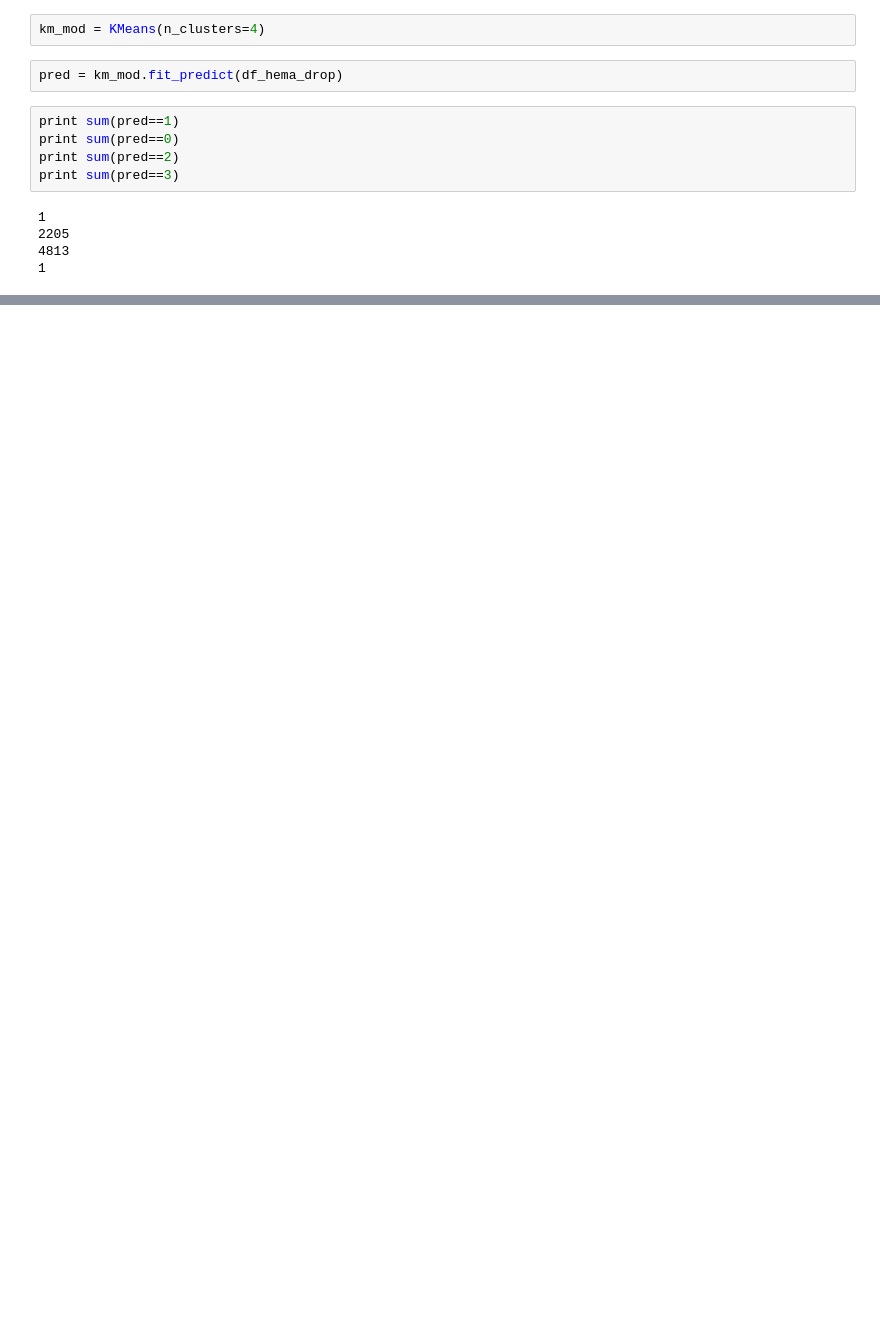
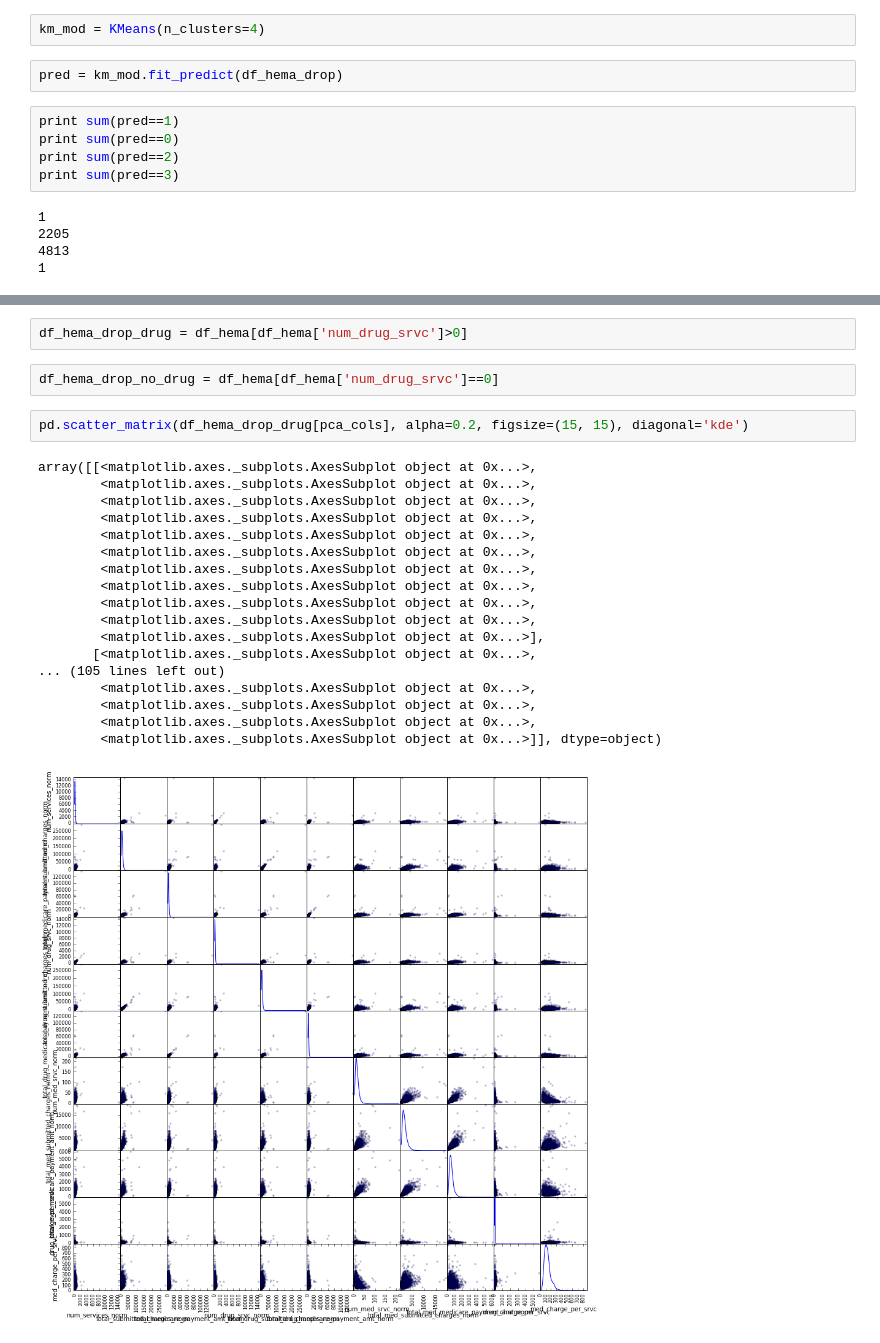
Before and after one commit to aurel1212/medicare-project, a Jupyter notebook: script/cancer_eda.ipynb, the cells around one changed output, grey strips where cells are left out. Saved outputs shown, nothing was run; the diff lists cells and outputs as text; blank space fills up the shorter version.

```diff
--- a/script/cancer_eda.ipynb
+++ b/script/cancer_eda.ipynb
@@ -808,0 +833,25 @@ print sum(pred==3)
+# %%
+df_hema_drop_drug = df_hema[df_hema['num_drug_srvc']>0]
+# %%
+df_hema_drop_no_drug = df_hema[df_hema['num_drug_srvc']==0]
+# %%
+pd.scatter_matrix(df_hema_drop_drug[pca_cols], alpha=0.2, figsize=(15, 15), diagonal='kde')
+# %% [output]
+array([[<matplotlib.axes._subplots.AxesSubplot object at 0x...>,
+        <matplotlib.axes._subplots.AxesSubplot object at 0x...>,
+        <matplotlib.axes._subplots.AxesSubplot object at 0x...>,
+        <matplotlib.axes._subplots.AxesSubplot object at 0x...>,
+        <matplotlib.axes._subplots.AxesSubplot object at 0x...>,
+        <matplotlib.axes._subplots.AxesSubplot object at 0x...>,
+        <matplotlib.axes._subplots.AxesSubplot object at 0x...>,
+        <matplotlib.axes._subplots.AxesSubplot object at 0x...>,
+        <matplotlib.axes._subplots.AxesSubplot object at 0x...>,
+        <matplotlib.axes._subplots.AxesSubplot object at 0x...>,
+        <matplotlib.axes._subplots.AxesSubplot object at 0x...>],
+       [<matplotlib.axes._subplots.AxesSubplot object at 0x...>,
+... (105 lines left out)
+        <matplotlib.axes._subplots.AxesSubplot object at 0x...>,
+        <matplotlib.axes._subplots.AxesSubplot object at 0x...>,
+        <matplotlib.axes._subplots.AxesSubplot object at 0x...>,
+        <matplotlib.axes._subplots.AxesSubplot object at 0x...>]], dtype=object)
+[figure, added]
```
Also changed, not shown: parts of 37 cells of this notebook.
